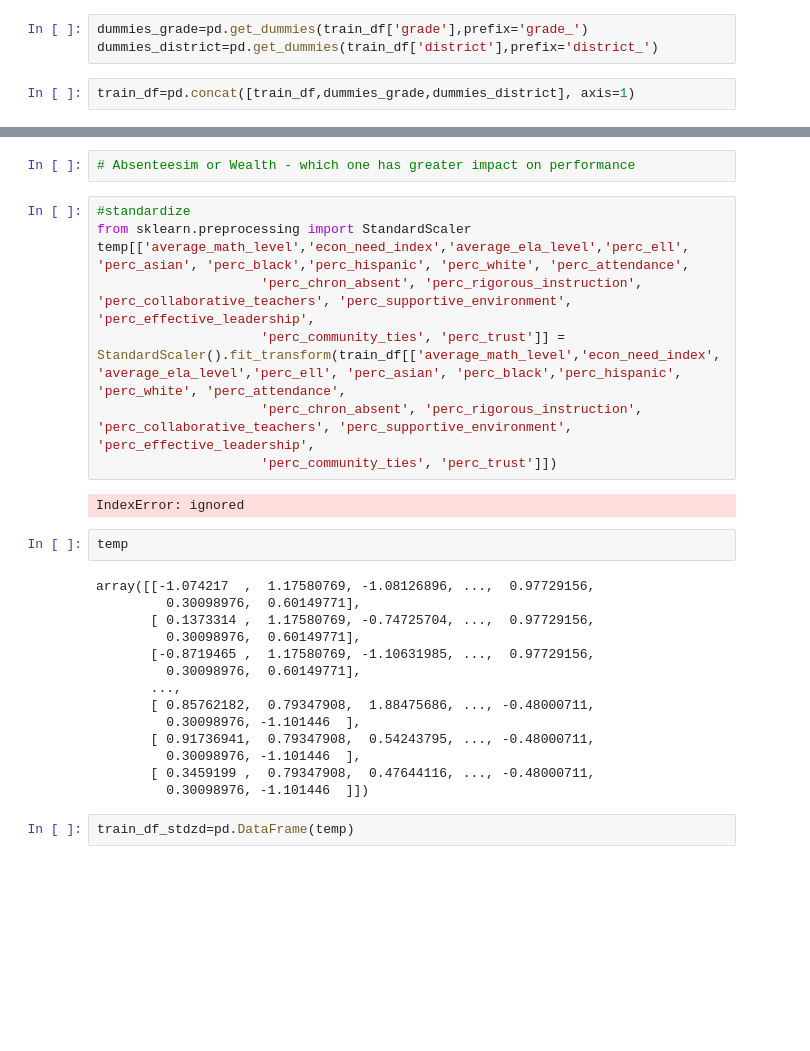
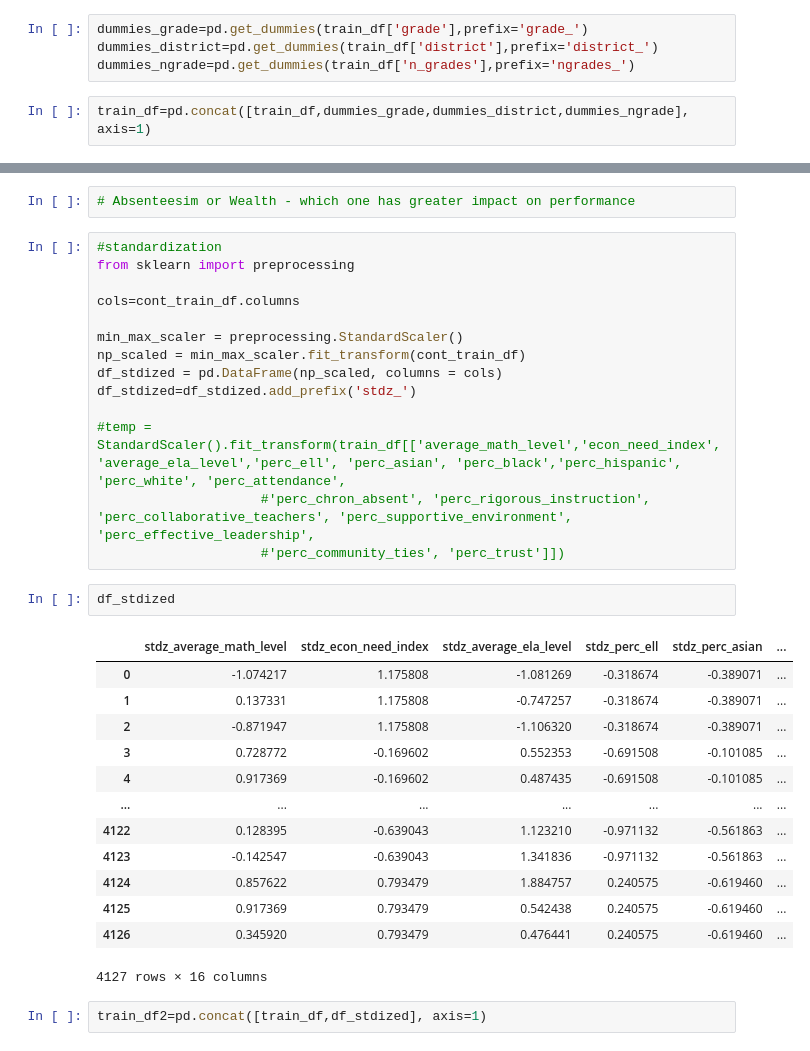
Before and after one commit to aneeshoberoi/cbs_ba2, a Jupyter notebook: NYC_Public_School.ipynb, the cells around one changed output, grey strips where cells are left out. Saved outputs shown, nothing was run; the diff lists cells and outputs as text; blank space fills up the shorter version.

```diff
--- a/NYC_Public_School.ipynb
+++ b/NYC_Public_School.ipynb
@@ -96,8 +102,9 @@ train_df.head(5)
 # %%
 dummies_grade=pd.get_dummies(train_df['grade'],prefix='grade_')
 dummies_district=pd.get_dummies(train_df['district'],prefix='district_')
+dummies_ngrade=pd.get_dummies(train_df['n_grades'],prefix='ngrades_')
 # %%
-train_df=pd.concat([train_df,dummies_grade,dummies_district], axis=1)
+train_df=pd.concat([train_df,dummies_grade,dummies_district,dummies_ngrade], axis=1)
 # %%
 train_df.head(5)
 # %% [output]
@@ -297,31 +304,35 @@ _ = ax.scatter(true_val, pred_val)
 # %%
 # Absenteesim or Wealth - which one has greater impact on performance
 # %%
-#standardize
-from sklearn.preprocessing import StandardScaler
-temp[['average_math_level','econ_need_index','average_ela_level','perc_ell', 'perc_asian', 'perc_black','perc_hispanic', 'perc_white', 'perc_attendance',
-                     'perc_chron_absent', 'perc_rigorous_instruction', 'perc_collaborative_teachers', 'perc_supportive_environment', 'perc_effective_leadership',
-                     'perc_community_ties', 'perc_trust']] = StandardScaler().fit_transform(train_df[['average_math_level','econ_need_index','average_ela_level','perc_ell', 'perc_asian', 'perc_black','perc_hispanic', 'perc_white', 'perc_attendance',
-                     'perc_chron_absent', 'perc_rigorous_instruction', 'perc_collaborative_teachers', 'perc_supportive_environment', 'perc_effective_leadership',
-                     'perc_community_ties', 'perc_trust']])
+#standardization
+from sklearn import preprocessing
+
+cols=cont_train_df.columns
+
+min_max_scaler = preprocessing.StandardScaler()
+np_scaled = min_max_scaler.fit_transform(cont_train_df)
+df_stdized = pd.DataFrame(np_scaled, columns = cols)
+df_stdized=df_stdized.add_prefix('stdz_')
+
+#temp = StandardScaler().fit_transform(train_df[['average_math_level','econ_need_index','average_ela_level','perc_ell', 'perc_asian', 'perc_black','perc_hispanic', 'perc_white', 'perc_attendance',
+                     #'perc_chron_absent', 'perc_rigorous_instruction', 'perc_collaborative_teachers', 'perc_supportive_environment', 'perc_effective_leadership',
+                     #'perc_community_ties', 'perc_trust']])
-# %% [output]
-IndexError: ignored
-# %%
-temp
-# %% [output]
-array([[-1.074217  ,  1.17580769, -1.08126896, ...,  0.97729156,
-         0.30098976,  0.60149771],
-       [ 0.1373314 ,  1.17580769, -0.74725704, ...,  0.97729156,
-         0.30098976,  0.60149771],
-       [-0.8719465 ,  1.17580769, -1.10631985, ...,  0.97729156,
-         0.30098976,  0.60149771],
-       ...,
-       [ 0.85762182,  0.79347908,  1.88475686, ..., -0.48000711,
-         0.30098976, -1.101446  ],
-       [ 0.91736941,  0.79347908,  0.54243795, ..., -0.48000711,
-         0.30098976, -1.101446  ],
-       [ 0.3459199 ,  0.79347908,  0.47644116, ..., -0.48000711,
-         0.30098976, -1.101446  ]])
-# %%
-train_df_stdzd=pd.DataFrame(temp)
+# %%
+df_stdized
+# %% [output]
+|  | stdz_average_math_level | stdz_econ_need_index | stdz_average_ela_level | stdz_perc_ell | stdz_perc_asian | ... |
+| 0 | -1.074217 | 1.175808 | -1.081269 | -0.318674 | -0.389071 | ... |
+| 1 | 0.137331 | 1.175808 | -0.747257 | -0.318674 | -0.389071 | ... |
+| 2 | -0.871947 | 1.175808 | -1.106320 | -0.318674 | -0.389071 | ... |
+| 3 | 0.728772 | -0.169602 | 0.552353 | -0.691508 | -0.101085 | ... |
+| 4 | 0.917369 | -0.169602 | 0.487435 | -0.691508 | -0.101085 | ... |
+| ... | ... | ... | ... | ... | ... | ... |
+| 4122 | 0.128395 | -0.639043 | 1.123210 | -0.971132 | -0.561863 | ... |
+| 4123 | -0.142547 | -0.639043 | 1.341836 | -0.971132 | -0.561863 | ... |
+| 4124 | 0.857622 | 0.793479 | 1.884757 | 0.240575 | -0.619460 | ... |
+| 4125 | 0.917369 | 0.793479 | 0.542438 | 0.240575 | -0.619460 | ... |
+| 4126 | 0.345920 | 0.793479 | 0.476441 | 0.240575 | -0.619460 | ... |
+4127 rows × 16 columns
+# %%
+train_df2=pd.concat([train_df,df_stdized], axis=1)
 # %%
```
Also changed, not shown: parts of 9 cells of this notebook.
